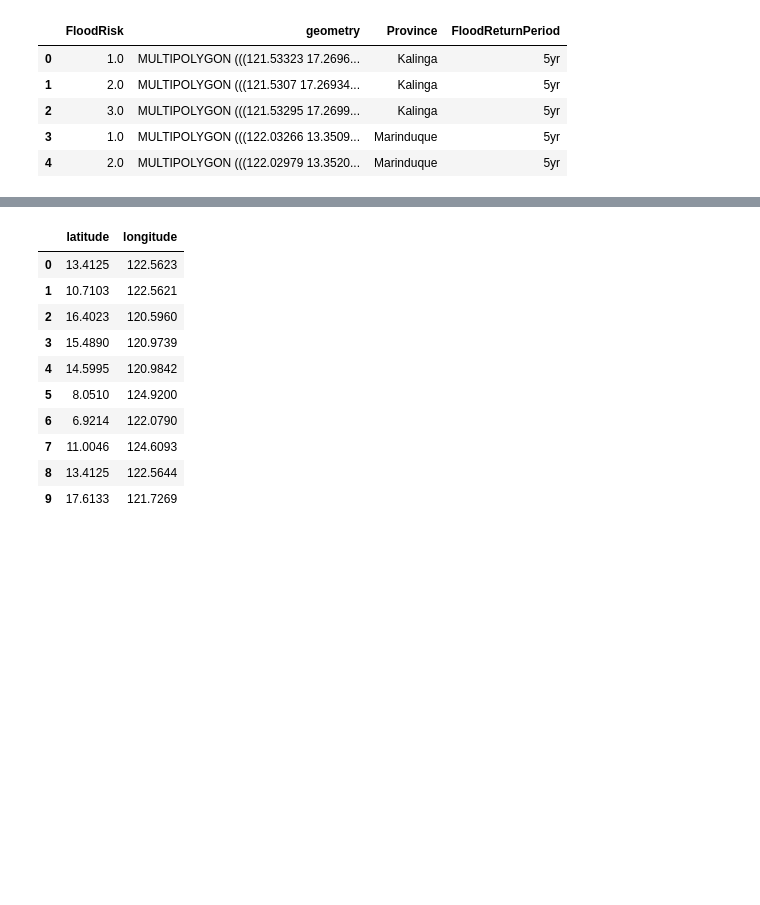
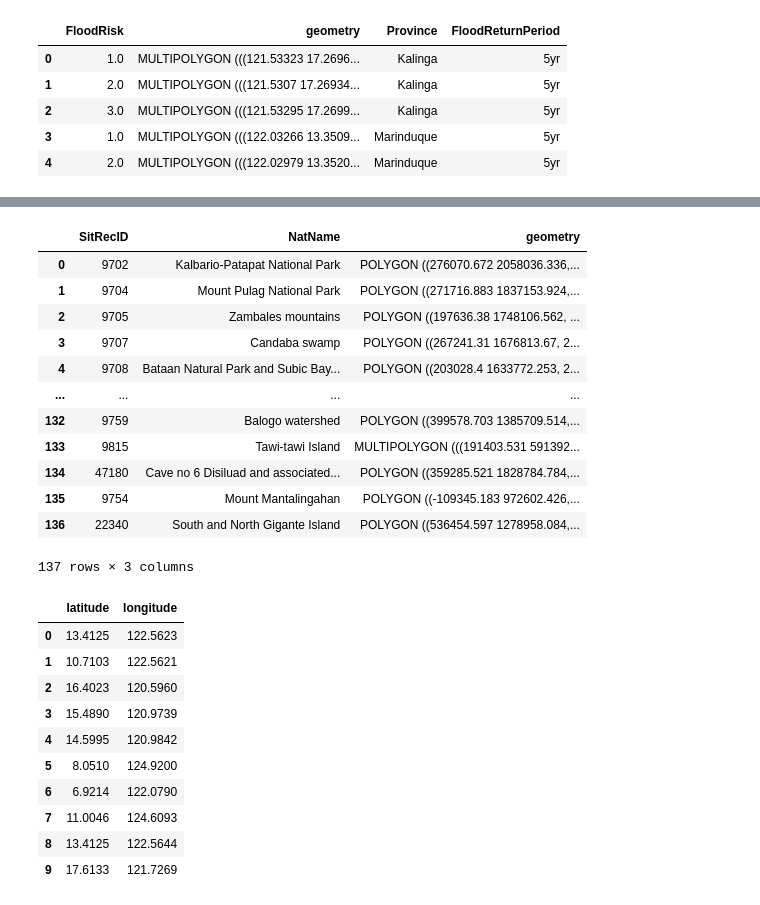
Before and after one commit to cayasryan/MicropowerSolarSuitability, a Jupyter notebook: 03_modeling/inference_test.ipynb, the cells around one changed output, grey strips where cells are left out. Saved outputs shown, nothing was run; the diff lists cells and outputs as text; code cells hidden in the pictures; blank space fills up the shorter version.

```diff
--- a/03_modeling/inference_test.ipynb
+++ b/03_modeling/inference_test.ipynb
@@ -46,3 +61,21 @@ print(gdf_landcover.crs)
+# %%
+import geopandas as gpd
+gdf_kba = gpd.read_file("../01_processed_data/philippines_kba.geojson")
+gdf_kba
+# %% [output]
+|  | SitRecID | NatName | geometry |
+| 0 | 9702 | Kalbario-Patapat National Park | POLYGON ((276070.672 2058036.336,... |
+| 1 | 9704 | Mount Pulag National Park | POLYGON ((271716.883 1837153.924,... |
+| 2 | 9705 | Zambales mountains | POLYGON ((197636.38 1748106.562, ... |
+| 3 | 9707 | Candaba swamp | POLYGON ((267241.31 1676813.67, 2... |
+| 4 | 9708 | Bataan Natural Park and Subic Bay... | POLYGON ((203028.4 1633772.253, 2... |
+| ... | ... | ... | ... |
+| 132 | 9759 | Balogo watershed | POLYGON ((399578.703 1385709.514,... |
+| 133 | 9815 | Tawi-tawi Island | MULTIPOLYGON (((191403.531 591392... |
+| 134 | 47180 | Cave no 6 Disiluad and associated... | POLYGON ((359285.521 1828784.784,... |
+| 135 | 9754 | Mount Mantalingahan | POLYGON ((-109345.183 972602.426,... |
+| 136 | 22340 | South and North Gigante Island | POLYGON ((536454.597 1278958.084,... |
+137 rows × 3 columns
 # %%
 import pandas as pd
 df = pd.read_csv("data/sample_data.csv")
```
Also changed, not shown: parts of 2 cells of this notebook, 3 other files.
